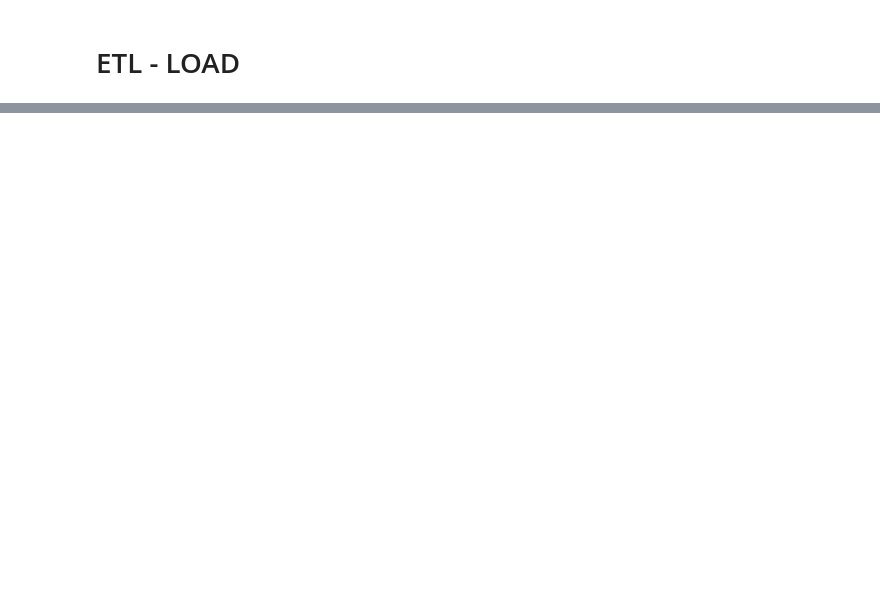
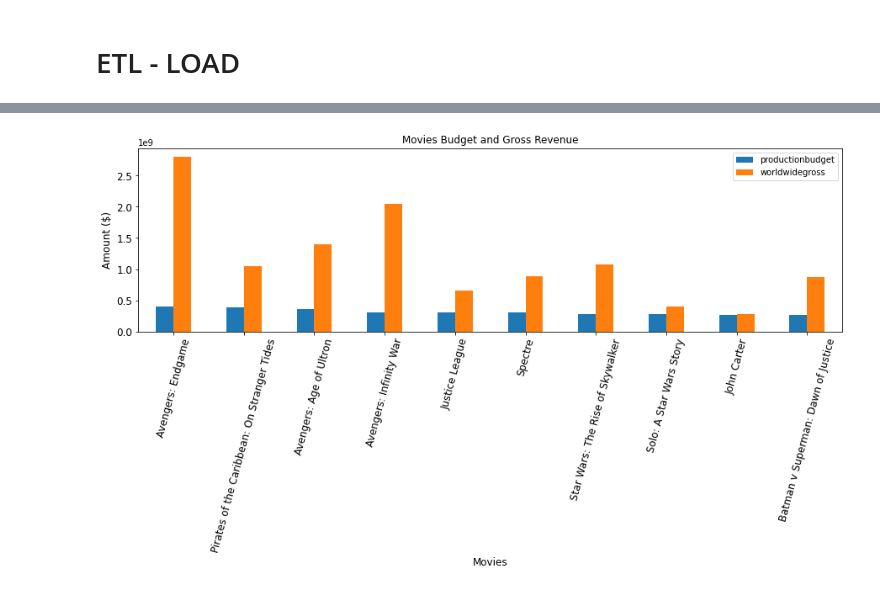
Before and after one commit to LenSin3/Conservatory-ETL-Project, a Jupyter notebook: ETL-Project/ETL-Load.ipynb, the cells around one changed output, grey strips where cells are left out. Drawn from its saved outputs; the diff is of its cells as text; code cells hidden in the pictures; blank space fills up the shorter version.

Commit message:
Adjust size of graphs

```diff
--- a/ETL-Project/ETL-Load.ipynb
+++ b/ETL-Project/ETL-Load.ipynb
@@ -64,11 +134,13 @@ top_10_budget[['title', 'productionbudget', 'worldwidegross']]
 # %%
 # Bar chart of top 10 budget
-ax = top_10_budget[['productionbudget', 'worldwidegross']].plot(kind='bar', title ="Movies Budget and Gross Revenue", figsize=(15, 10), legend=True, fontsize=12)
+ax = top_10_budget[['productionbudget', 'worldwidegross']].plot(kind='bar', title ="Movies Budget and Gross Revenue", figsize=(15, 4), legend=True, fontsize=12)
 ax.set_xlabel("Movies", fontsize=12)
-ax.set_xticklabels(top_10_budget['title'], rotation=90)
-ax.set_ylabel("Amount ($)", fontsize=16)
+ax.set_xticklabels(top_10_budget['title'], rotation=75)
+ax.set_ylabel("Amount ($)", fontsize=12)
 plt.savefig('budget_gross_top10.png')
 plt.show()
+# %% [output]
+[figure, added]
 # %%
 # Netflix top 10 budget movies
 # First merge netflix_movies_revenue and finalmoviesbudget
```
Also changed, not shown: parts of 17 cells of this notebook, 4 other files.
